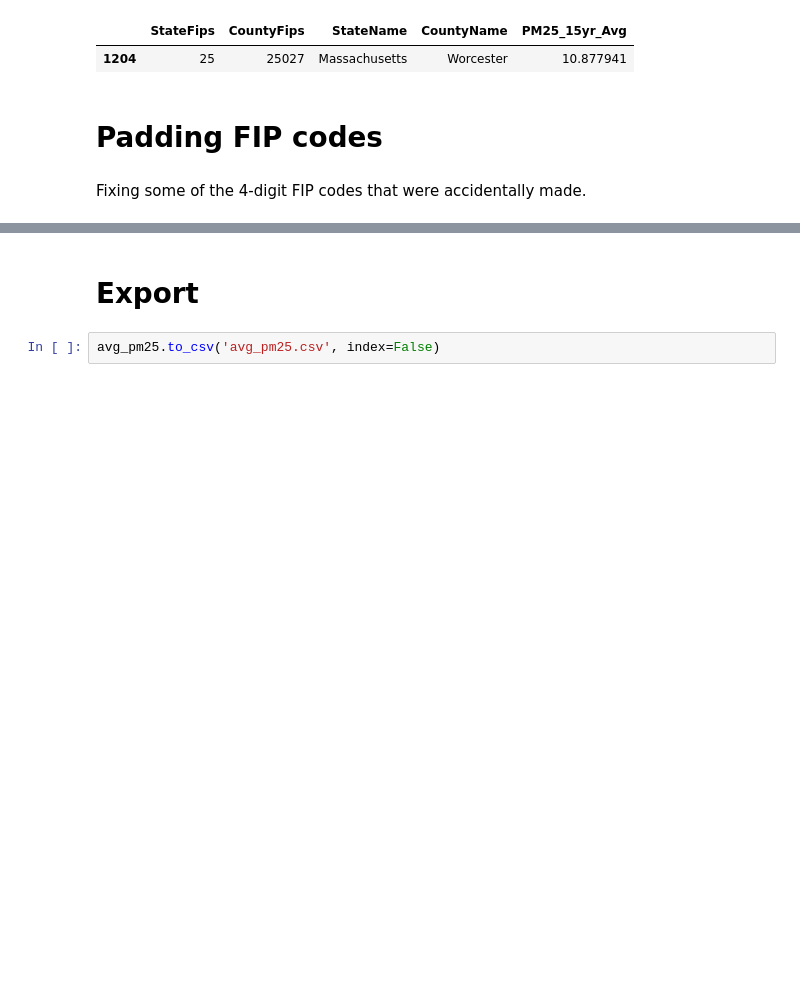
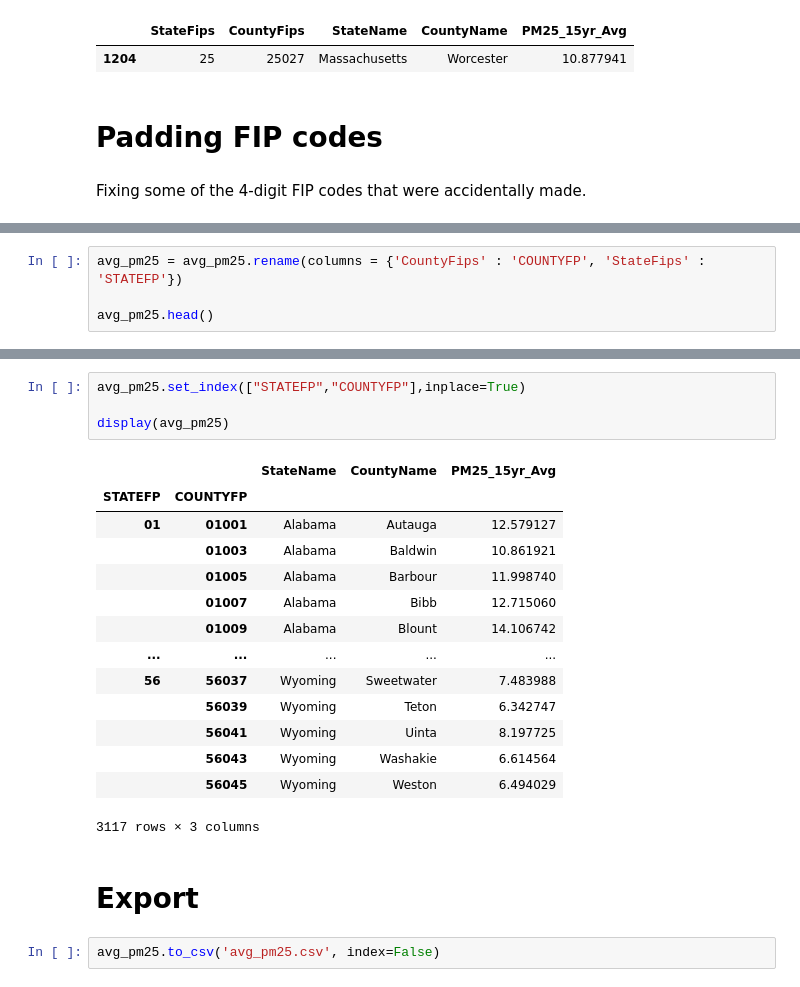
Before and after one commit to Quinnj06/APDataFinal, a Jupyter notebook: Air Quality/AirQualityCleaning.ipynb, the cells around one changed output, grey strips where cells are left out. Drawn from its saved outputs; the diff is of its cells as text; blank space fills up the shorter version.

```diff
--- a/Air Quality/AirQualityCleaning.ipynb
+++ b/Air Quality/AirQualityCleaning.ipynb
@@ -235,0 +240,4 @@ avg_pm25[avg_pm25['CountyFips'] == 9015]
+# %%
+avg_pm25 = avg_pm25.rename(columns = {'CountyFips' : 'COUNTYFP', 'StateFips' : 'STATEFP'})
+
+avg_pm25.head()
@@ -236,3 +251,22 @@ avg_pm25[avg_pm25['CountyFips'] == 9015]
+# %%
+avg_pm25.set_index(["STATEFP","COUNTYFP"],inplace=True)
+
+display(avg_pm25)
+# %% [output]
+|  |  | StateName | CountyName | PM25_15yr_Avg |
+| STATEFP | COUNTYFP |  |  |  |
+| 01 | 01001 | Alabama | Autauga | 12.579127 |
+|  | 01003 | Alabama | Baldwin | 10.861921 |
+|  | 01005 | Alabama | Barbour | 11.998740 |
+|  | 01007 | Alabama | Bibb | 12.715060 |
+|  | 01009 | Alabama | Blount | 14.106742 |
+| ... | ... | ... | ... | ... |
+| 56 | 56037 | Wyoming | Sweetwater | 7.483988 |
+|  | 56039 | Wyoming | Teton | 6.342747 |
+|  | 56041 | Wyoming | Uinta | 8.197725 |
+|  | 56043 | Wyoming | Washakie | 6.614564 |
+|  | 56045 | Wyoming | Weston | 6.494029 |
+3117 rows × 3 columns
 # %% [markdown]
 # Export
 # %%
```
Also changed, not shown: parts of 10 cells of this notebook, 3 other files.
